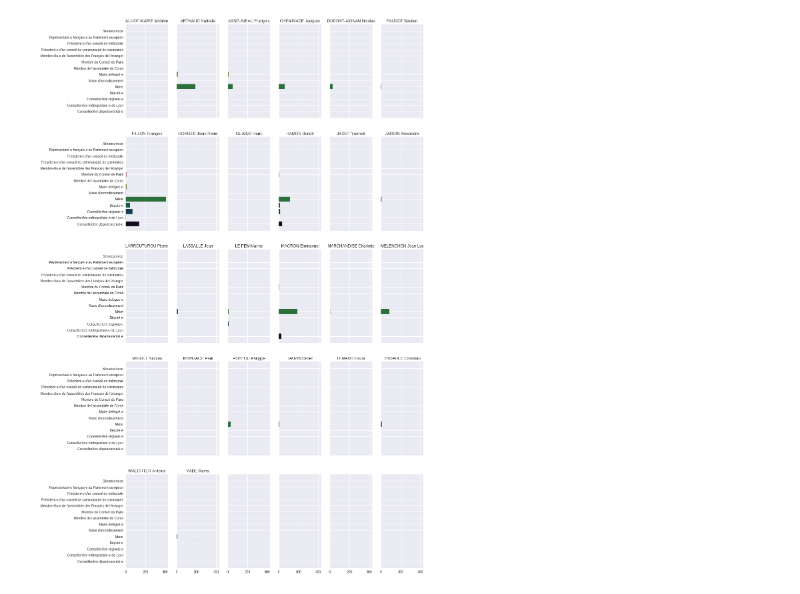
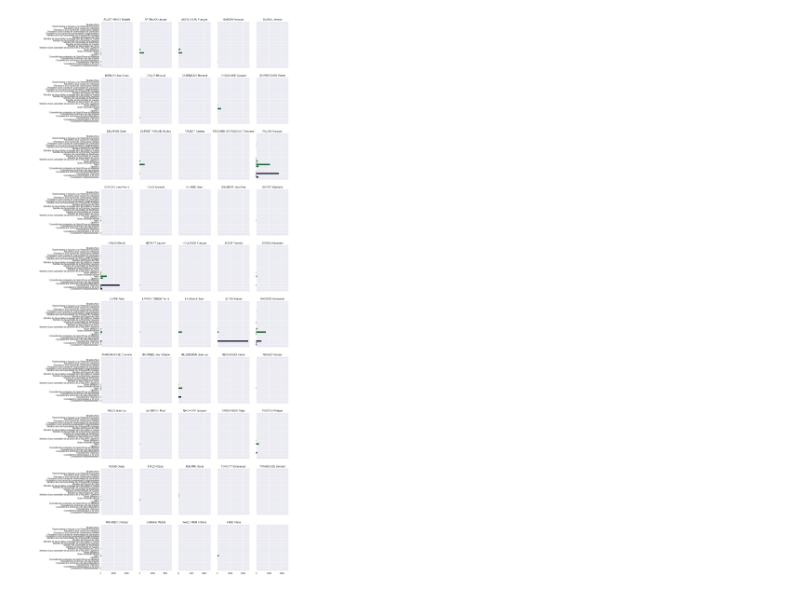
Before and after one commit to blaiseli/data_exploration, a Jupyter notebook: parrainages.ipynb, the cells around one changed output. Saved outputs shown, nothing was run; the diff lists cells and outputs as text; code cells hidden in the pictures.

```diff
--- a/parrainages.ipynb
+++ b/parrainages.ipynb
@@ -4,11 +4,14 @@ import numpy as np
 from itertools import repeat
 from collections import Counter, OrderedDict
 import matplotlib
-matplotlib.rcParams['figure.figsize'] = [16, 30]
+matplotlib.rcParams['figure.figsize'] = [16, 48]
 from matplotlib import pyplot as plt
 import seaborn as sns
 import pandas as pd
-parrainages = pd.read_table("/home/bli/Documents/prive/parainages_01032017.csv", index_col=(0, 1, 2))
+# file_address = "/home/bli/Documents/prive/parrainages_15032017.csv
+# parrainages = pd.read_table(file_address, index_col=(0, 1, 2))
+url = "https://presidentielle2017.conseil-constitutionnel.fr/wp-content/uploads/2017/03/parrainagestotal.csv"
+parrainages = pd.read_table(url, sep=";", index_col=(0, 1, 2))
 parrainages.columns = ["mandat", "circonscription", "departement", "candidat", "date"]
 by_candidate = parrainages.groupby("candidat")
 mandats = sorted(parrainages["mandat"].unique())
@@ -16,42 +19,52 @@ nb_parrains = [
     348,  # sénateurs
     74,  # députés européens
     14,  # présidents de conseil de métropole
+    15,  # président de conseil de communauté urbaine
     1842,  # président de conseil de communauté de communes
+    226,  # président de communauté d'agglomération
     90,  # conseillers consulaires
     163,  # conseillers de Paris
+    13 + 7,  # membres de l'assemblée de Wallis-et-Futuna
+    57,  # membres de l'assemblée de Polynésie
+    51,  # membres de l'assemblée de Martinique
+    51,  # membres de l'assemblée de Guyane
     51,  # membres de l'assemblée de Corse
+    14 + 22 + 40, # membres d'assemblée de province de la Nouvelle Calédonie
     1722 + 710,  # maires de communes déléguées et associées
     20 + 9 + 16,  # maires d'arrondissements de Paris, Lyon et Marseille
     35910,  # maires de communes
     577,  # députés
+    19, # conseillers territoriaux de St-Pierre-et-Miquelon
+    23, # conseillers territoriaux de St-Martin
+    19, # conseillers territoriaux de St-Barthélémy
     (
         204  # Auvergne-Rhône-Alpes
         + 100  # Bourgogne-Franche-Comté
         + 83  # Bretagne
         + 77  # Centre-Val de Loire
         + 169  # Grand Est
         + 41  # Guadeloupe
         + 170  # Hauts-de-France
         + 209  # Île-de-France
         + 183  # Nouvelle-Aquitaine
         + 158  # Occitanie
         + 102  # Normandie
         + 93  # Pays de la Loire
         + 123  # PACA
         + 45  # Réunion
     ),  # conseillers régionaux
     165,  # conseillers métropolitains de Lyon
     4058  # conseillers départementaux
 ]
 # nb_mandats = dict(zip(mandats, nb_parrains))
 palette = sns.color_palette("cubehelix", len(mandats))
-fig, axes = plt.subplots(nrows=5, ncols=6, sharex=True, sharey=True)
+fig, axes = plt.subplots(nrows=10, ncols=5, sharex=True, sharey=True)
 for candidate, ax in zip(by_candidate.groups.keys(), axes.ravel()):
     d = OrderedDict(zip(mandats, repeat(0)))
     d.update(Counter(parrainages.loc[by_candidate.groups[candidate], "mandat"]))
-    # pourcent_parrains = 100 * np.asarray(list(d.values())) / np.asarray(nb_parrains)
-    ax.barh(list(range(len(mandats))), list(d.values()), color=palette, tick_label=list(d.keys()))
-    # ax.barh(list(range(len(mandats))), pourcent_parrains, color=palette, tick_label=list(d.keys()))
+    pourcent_parrains = 100 * np.asarray(list(d.values())) / np.asarray(nb_parrains)
+    #ax.barh(list(range(len(mandats))), list(d.values()), color=palette, tick_label=list(d.keys()))
+    ax.barh(list(range(len(mandats))), pourcent_parrains, color=palette, tick_label=list(d.keys()))
     ax.set_title(candidate)
 # %% [output]
-[figure, old version]
+[figure, new version]
```
